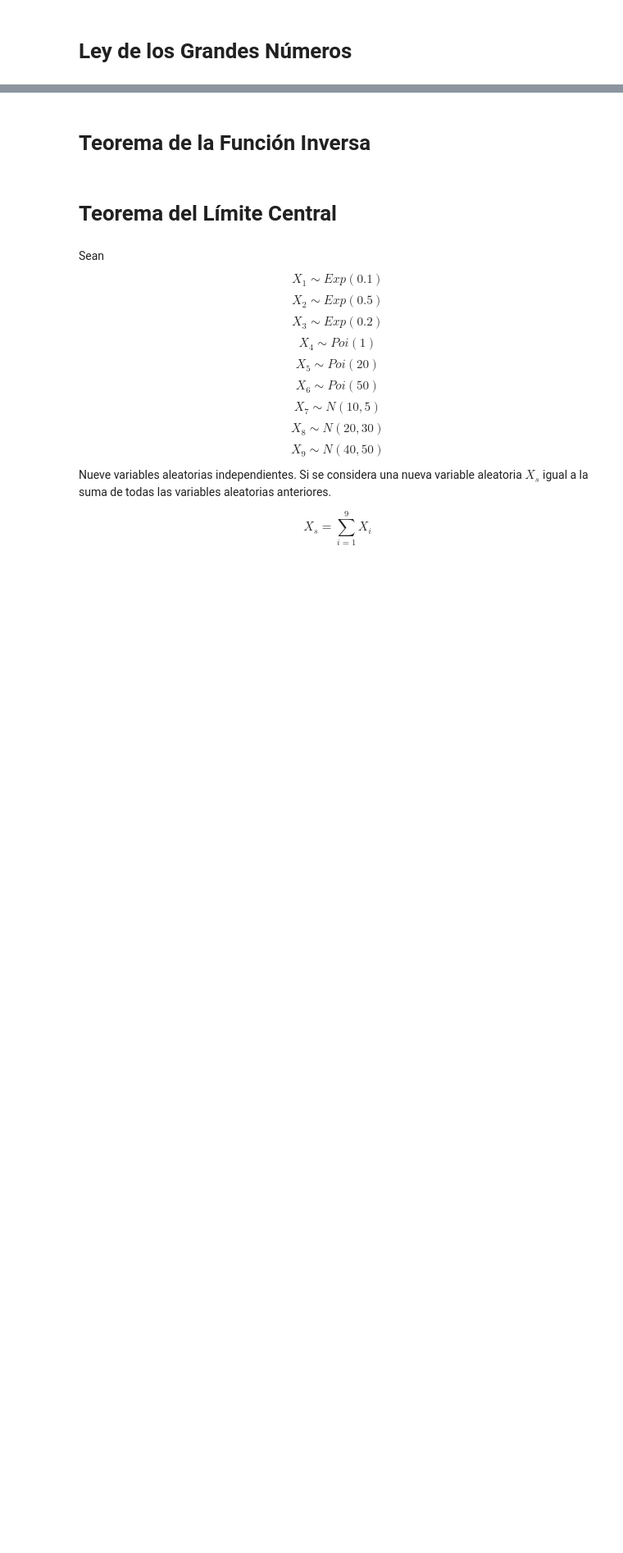
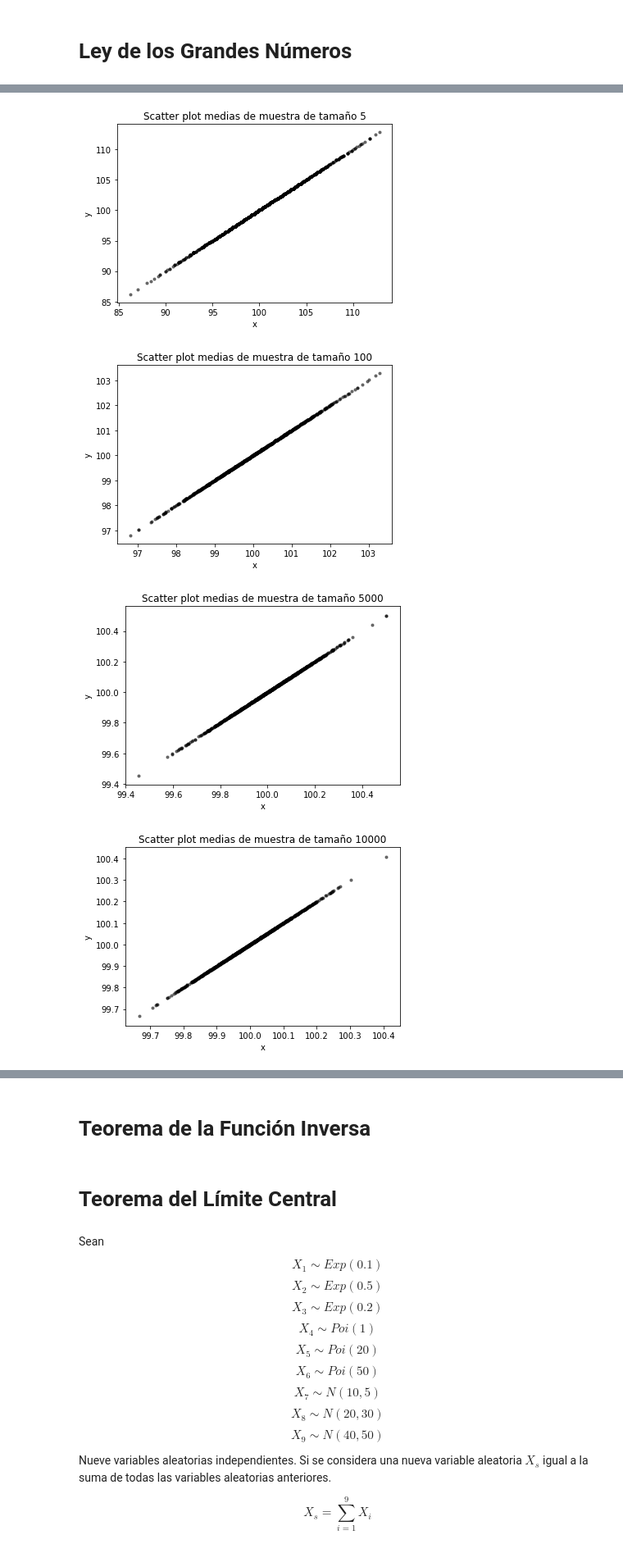
Before and after one commit to Umauro/LabEstaca3, a Jupyter notebook: Pellizzari_Vega_Lab3.ipynb, the cells around one changed output, grey strips where cells are left out. Shown at 82% size. Cells and saved outputs as stored; diff of their text form; code cells hidden in the pictures; blank space fills up the shorter version.

```diff
--- a/Pellizzari_Vega_Lab3.ipynb
+++ b/Pellizzari_Vega_Lab3.ipynb
@@ -30,0 +36,6 @@ import math
+# %%
+mu=100
+x = poisson.pmf(80, mu)
+y = poisson.pmf(100, mu)
+z = poisson.pmf(120, mu)
+print(x,y,z)
@@ -30,0 +107,10 @@ import math
+# %%
+l1=[]
+l2=[]
+l3=[]
+l4=[]
+for i in range(1000):
+    l1.append(np.mean(np.random.poisson(mu, size=5)))
+    l2.append(np.mean(np.random.poisson(mu, size=100)))
+    l3.append(np.mean(np.random.poisson(mu, size=5000)))
+    l4.append(np.mean(np.random.poisson(mu, size=10000)))
@@ -30,0 +121,31 @@ import math
+# %%
+colors = (0,0,0)
+area = np.pi*3
+plt.scatter(l1, l1, s=area, c=colors, alpha=0.5)
+plt.title('Scatter plot medias de muestra de tamaño 5')
+plt.xlabel('x')
+plt.ylabel('y')
+plt.show()
+
+plt.scatter(l2, l2, s=area, c=colors, alpha=0.5)
+plt.title('Scatter plot medias de muestra de tamaño 100')
+plt.xlabel('x')
+plt.ylabel('y')
+plt.show()
+
+plt.scatter(l3, l3, s=area, c=colors, alpha=0.5)
+plt.title('Scatter plot medias de muestra de tamaño 5000')
+plt.xlabel('x')
+plt.ylabel('y')
+plt.show()
+
+plt.scatter(l4, l4, s=area, c=colors, alpha=0.5)
+plt.title('Scatter plot medias de muestra de tamaño 10000')
+plt.xlabel('x')
+plt.ylabel('y')
+plt.show()
+# %% [output]
+[figure, added]
+[figure, added]
+[figure, added]
+[figure, added]
```
Also changed, not shown: parts of 10 cells of this notebook.
